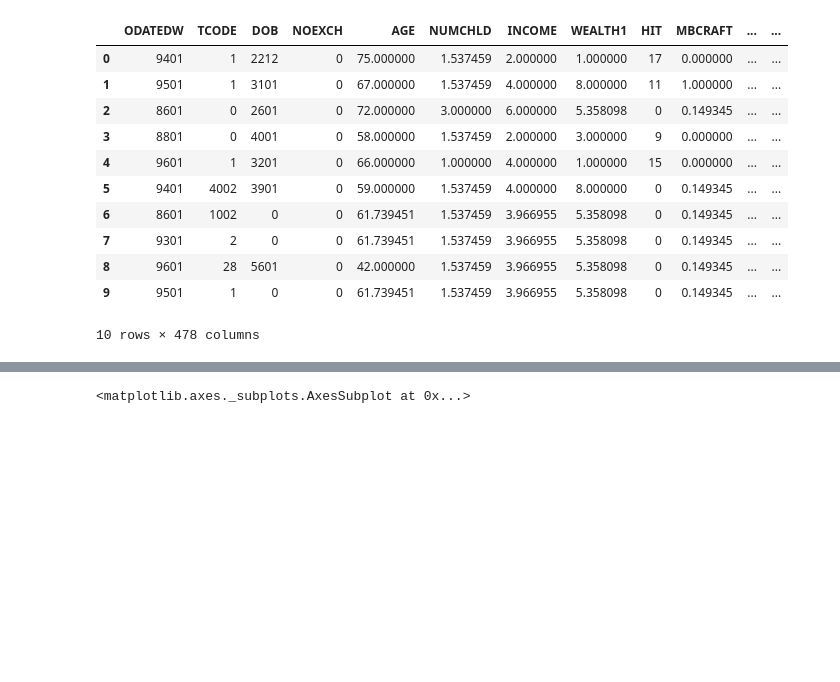
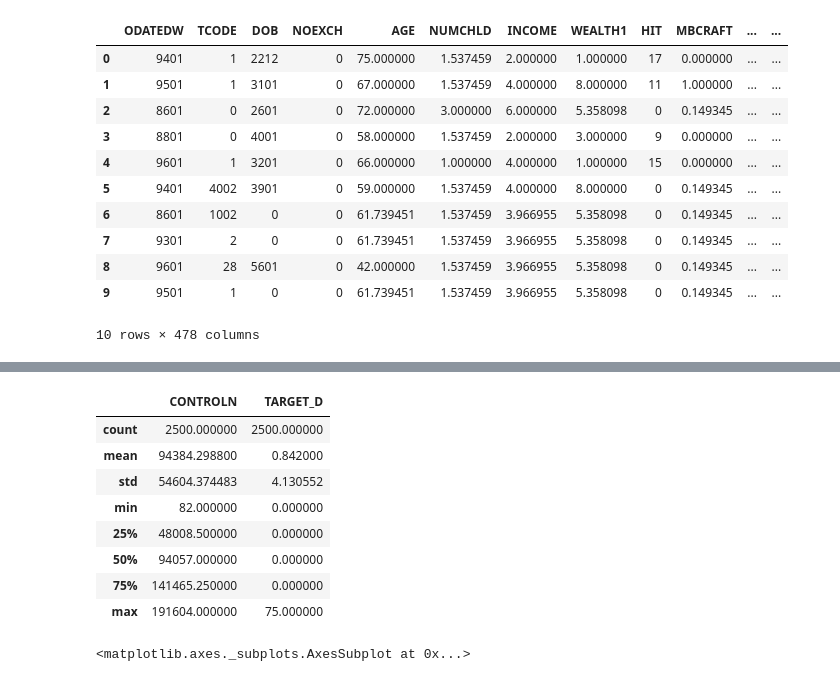
Before and after one commit to freecraver/ML-fun, a Jupyter notebook: kdd/kdd.ipynb, the cells around one changed output, grey strips where cells are left out. Drawn from its saved outputs; the diff is of its cells as text; code cells hidden in the pictures; blank space fills up the shorter version.

```diff
--- a/kdd/kdd.ipynb
+++ b/kdd/kdd.ipynb
@@ -165,3 +151,15 @@ py.iplot(go.Figure(data = [trace], layout=layout))
+# %%
+df_data.iloc[:,400:402].describe()
+# %% [output]
+|  | CONTROLN | TARGET_D |
+| count | 2500.000000 | 2500.000000 |
+| mean | 94384.298800 | 0.842000 |
+| std | 54604.374483 | 4.130552 |
+| min | 82.000000 | 0.000000 |
+| 25% | 48008.500000 | 0.000000 |
+| 50% | 94057.000000 | 0.000000 |
+| 75% | 141465.250000 | 0.000000 |
+| max | 191604.000000 | 75.000000 |
 # %%
 import seaborn as sns
 %matplotlib inline
```
Also changed, not shown: parts of 25 cells of this notebook.
